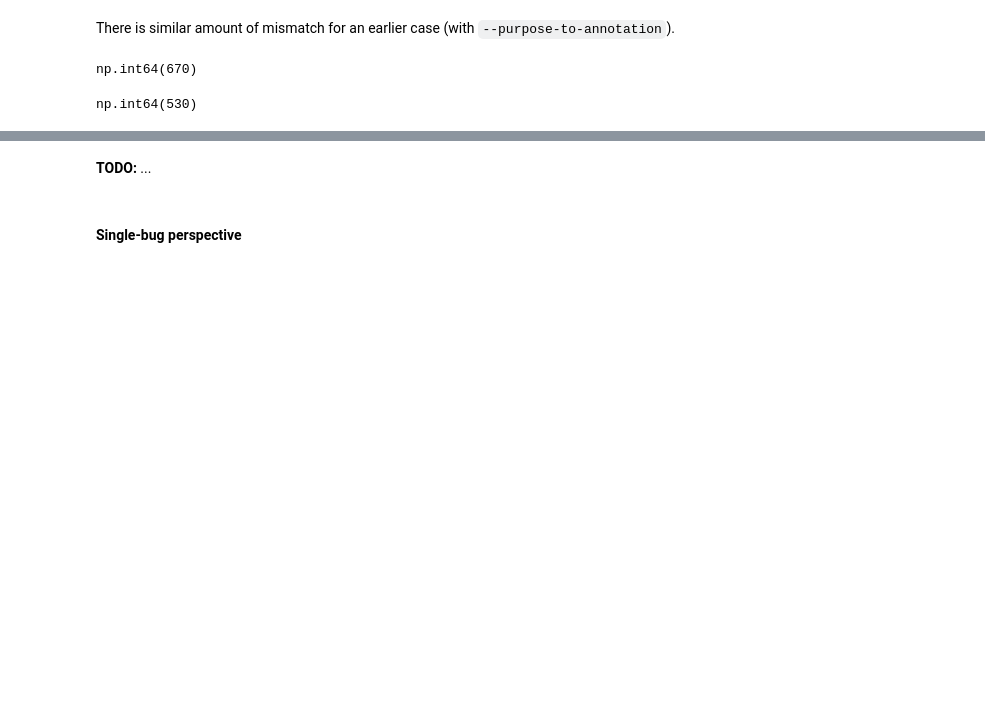
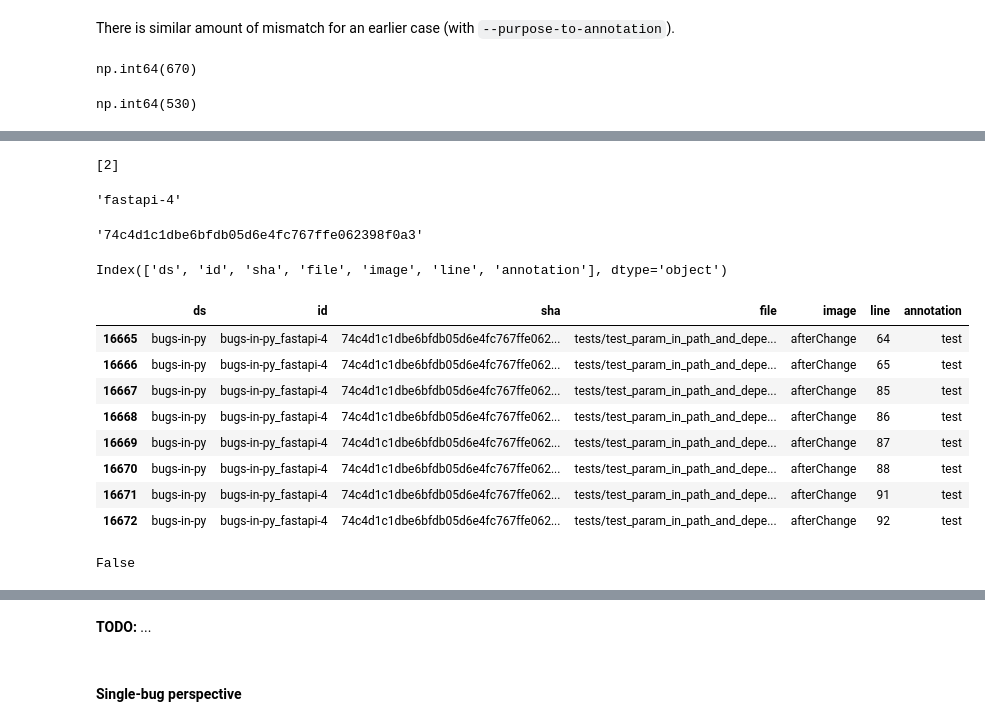
Before and after one commit to ncusi/PatchScope, a Jupyter notebook: notebooks/experiments/01-compare_annotations.ipynb, the cells around one changed output, grey strips where cells are left out. Cells and saved outputs as stored; diff of their text form; code cells hidden in the pictures; blank space fills up the shorter version.

```diff
--- a/notebooks/experiments/01-compare_annotations.ipynb
+++ b/notebooks/experiments/01-compare_annotations.ipynb
@@ -2708,0 +2747,39 @@ np.int64(530)
+# %%
+[i for i, name in enumerate(repo_commits['fastapi']['bugs']) if name == 'fastapi-4']
+# %% [output]
+[2]
+# %%
+repo_commits['fastapi']['bugs'][2]
+# %% [output]
+'fastapi-4'
+# %%
+repo_commits['fastapi']['commits'][2]
+# %% [output]
+'74c4d1c1dbe6bfdb05d6e4fc767ffe062398f0a3'
+# %%
+from_repos_df_sel_2.columns
+# %% [output]
+Index(['ds', 'id', 'sha', 'file', 'image', 'line', 'annotation'], dtype='object')
+# %%
+from_repos_df_sel_2[
+    (from_repos_df_sel_2['sha'] == '74c4d1c1dbe6bfdb05d6e4fc767ffe062398f0a3') &
+    (from_repos_df_sel_2['file'] == 'tests/test_param_in_path_and_dependency.py')
+].tail(8)
+# %% [output]
+|  | ds | id | sha | file | image | line | annotation |
+| 16665 | bugs-in-py | bugs-in-py_fastapi-4 | 74c4d1c1dbe6bfdb05d6e4fc767ffe062... | tests/test_param_in_path_and_depe... | afterChange | 64 | test |
+| 16666 | bugs-in-py | bugs-in-py_fastapi-4 | 74c4d1c1dbe6bfdb05d6e4fc767ffe062... | tests/test_param_in_path_and_depe... | afterChange | 65 | test |
+| 16667 | bugs-in-py | bugs-in-py_fastapi-4 | 74c4d1c1dbe6bfdb05d6e4fc767ffe062... | tests/test_param_in_path_and_depe... | afterChange | 85 | test |
+| 16668 | bugs-in-py | bugs-in-py_fastapi-4 | 74c4d1c1dbe6bfdb05d6e4fc767ffe062... | tests/test_param_in_path_and_depe... | afterChange | 86 | test |
+| 16669 | bugs-in-py | bugs-in-py_fastapi-4 | 74c4d1c1dbe6bfdb05d6e4fc767ffe062... | tests/test_param_in_path_and_depe... | afterChange | 87 | test |
+| 16670 | bugs-in-py | bugs-in-py_fastapi-4 | 74c4d1c1dbe6bfdb05d6e4fc767ffe062... | tests/test_param_in_path_and_depe... | afterChange | 88 | test |
+| 16671 | bugs-in-py | bugs-in-py_fastapi-4 | 74c4d1c1dbe6bfdb05d6e4fc767ffe062... | tests/test_param_in_path_and_depe... | afterChange | 91 | test |
+| 16672 | bugs-in-py | bugs-in-py_fastapi-4 | 74c4d1c1dbe6bfdb05d6e4fc767ffe062... | tests/test_param_in_path_and_depe... | afterChange | 92 | test |
+# %%
+lines = from_repos_df_sel_2[
+    (from_repos_df_sel_2['sha'] == '74c4d1c1dbe6bfdb05d6e4fc767ffe062398f0a3') &
+    (from_repos_df_sel_2['file'] == 'tests/test_param_in_path_and_dependency.py')
+]['line'].to_list()
+80 in lines
+# %% [output]
+False
```
Also changed, not shown: parts of 23 cells of this notebook.
